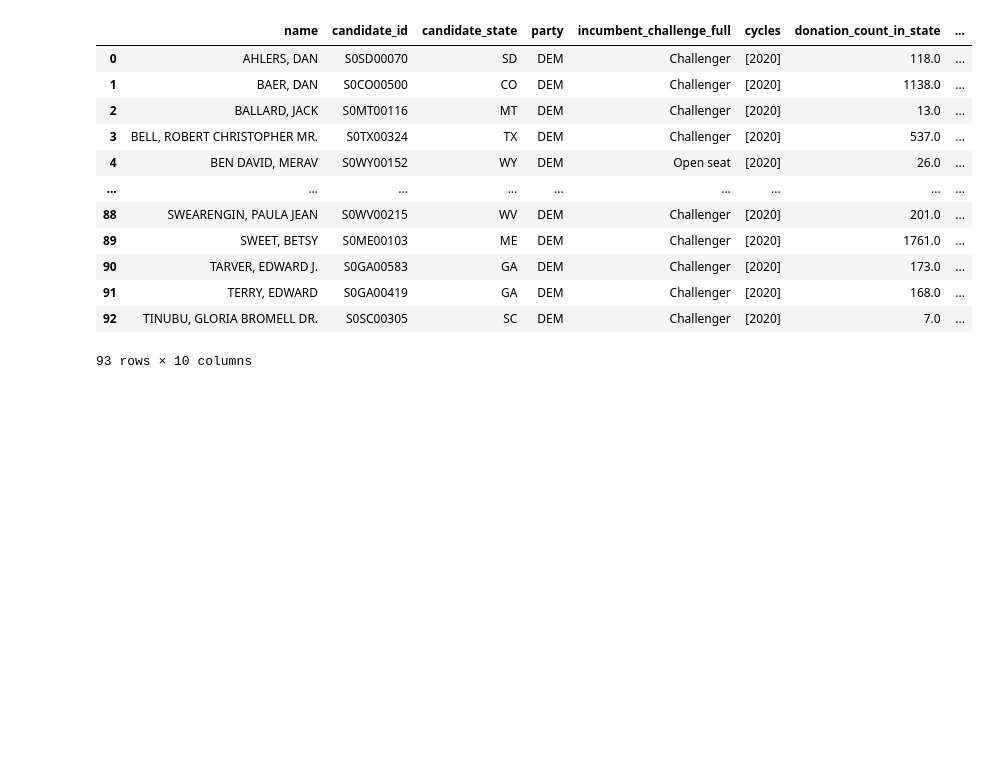
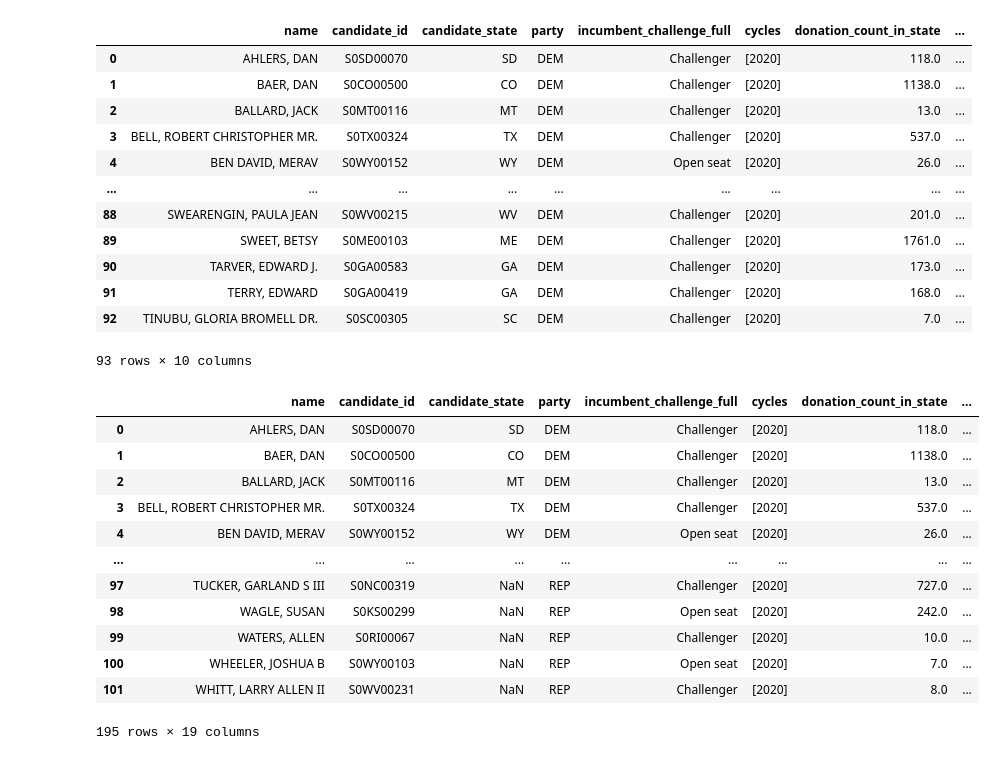
Before and after one commit to flopezjr/5-blue-json-mraz, a Jupyter notebook: 2020_dem_fiance_merge.ipynb, the cells around one changed output. Saved outputs shown, nothing was run; the diff lists cells and outputs as text; code cells hidden in the pictures; blank space fills up the shorter version.

Commit message:
created 2020 all candidates csv

```diff
--- a/2020_dem_fiance_merge.ipynb
+++ b/2020_dem_fiance_merge.ipynb
@@ -99,3 +94,5 @@ SyntaxError: invalid syntax (<ipython-input-26-f88e52029587>, line 1)
+# %%
+final_dem_data_2020=final_dem_data.filter(["name", "candidate_id", "candidate_state", "party", "incumbent_challenge_full", "cycles", "donation_count_in_state", "total_raised_in_state","donation_count_out_of_state", "total_raised_out_of_state"])
 # %%
 final_dem_data_2020=final_dem_data_2020.filter(["name", "candidate_id", "candidate_state", "party", "incumbent_challenge_full", "cycles", "donation_count_in_state", "total_raised_in_state","donation_count_out_of_state", "total_raised_out_of_state"])
 final_dem_data_2020
@@ -115,3 +112,25 @@ final_dem_data_2020
 93 rows × 10 columns
 # %%
 final_dem_data_2020.to_csv("final_dem_data_2020.csv")
+# %%
+gop=pd.read_csv("2020_final_rep_data.csv")
+# %%
+to_concat=[final_dem_data_2020,gop]
+# %%
+all_candidates=pd.concat(to_concat)
+# %%
+all_candidates=all_candidates.filter([])
+# %% [output]
+|  | name | candidate_id | candidate_state | party | incumbent_challenge_full | cycles | donation_count_in_state | ... |
+| 0 | AHLERS, DAN | S0SD00070 | SD | DEM | Challenger | [2020] | 118.0 | ... |
+| 1 | BAER, DAN | S0CO00500 | CO | DEM | Challenger | [2020] | 1138.0 | ... |
+| 2 | BALLARD, JACK | S0MT00116 | MT | DEM | Challenger | [2020] | 13.0 | ... |
+| 3 | BELL, ROBERT CHRISTOPHER MR. | S0TX00324 | TX | DEM | Challenger | [2020] | 537.0 | ... |
+| 4 | BEN DAVID, MERAV | S0WY00152 | WY | DEM | Open seat | [2020] | 26.0 | ... |
+| ... | ... | ... | ... | ... | ... | ... | ... | ... |
+| 97 | TUCKER, GARLAND S III | S0NC00319 | NaN | REP | Challenger | [2020] | 727.0 | ... |
+| 98 | WAGLE, SUSAN | S0KS00299 | NaN | REP | Open seat | [2020] | 242.0 | ... |
+| 99 | WATERS, ALLEN | S0RI00067 | NaN | REP | Challenger | [2020] | 10.0 | ... |
+| 100 | WHEELER, JOSHUA B | S0WY00103 | NaN | REP | Open seat | [2020] | 7.0 | ... |
+| 101 | WHITT, LARRY ALLEN II | S0WV00231 | NaN | REP | Challenger | [2020] | 8.0 | ... |
+195 rows × 19 columns
```
Also changed, not shown: parts of 2 cells of this notebook, 1 other file.
